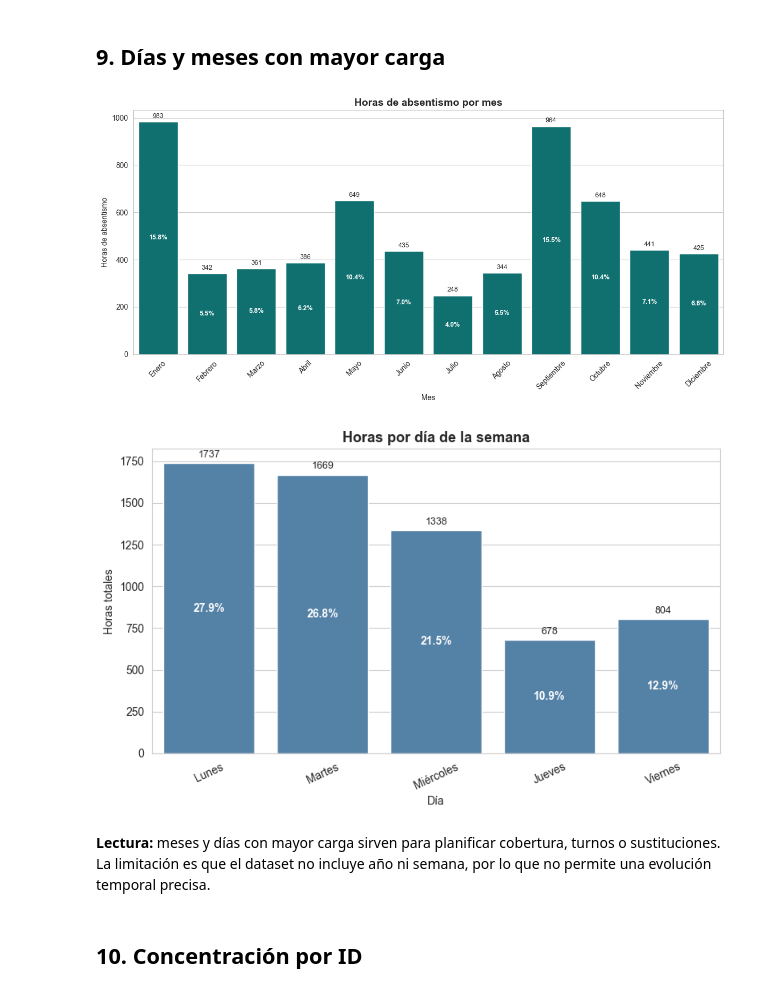
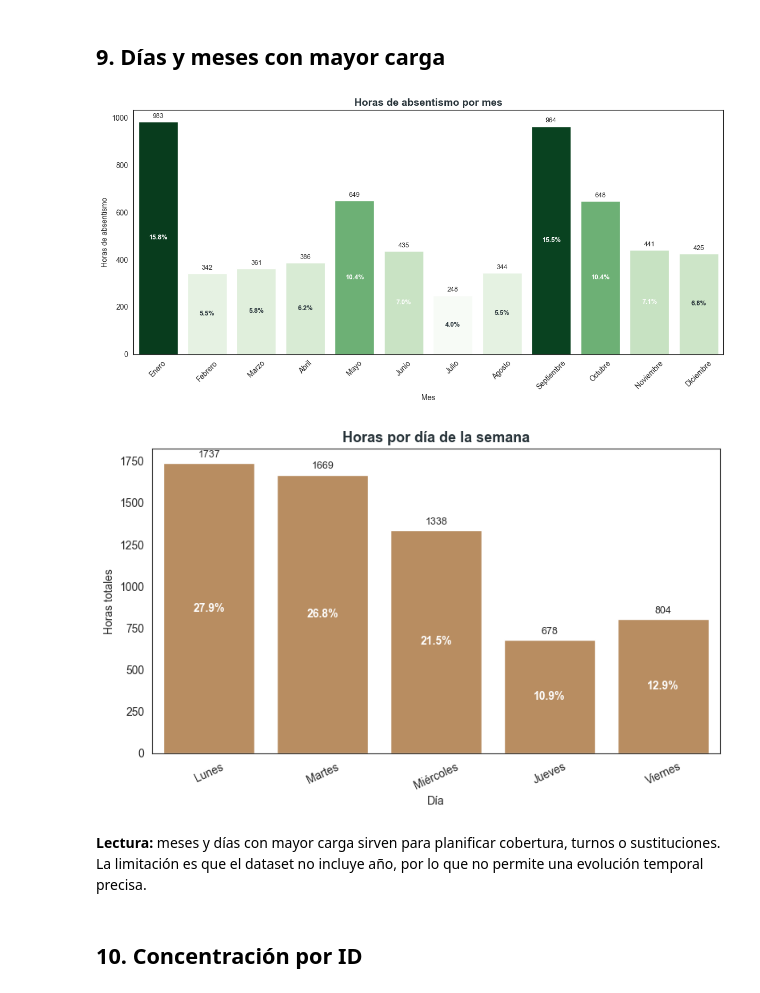
Before and after one commit to ITACADEMYprojectes/ProjecteData, a Jupyter notebook: Equip_31/Scripts/Notebooks/analisis_absentismo_01062026.ipynb, the cells around one changed output. Saved outputs shown, nothing was run; the diff lists cells and outputs as text; code cells hidden in the pictures.

```diff
--- a/Equip_31/Scripts/Notebooks/analisis_absentismo_01062026.ipynb
+++ b/Equip_31/Scripts/Notebooks/analisis_absentismo_01062026.ipynb
@@ -313,7 +335,8 @@ absentismo_motivo = df_RRHH.groupby(['Reason_absence', 'Reason_absence_name'], a
     mediana_horas=('Absenteeism_hours', 'median')
 ).sort_values('horas_totales', ascending=False)
 
-top_motivos = absentismo_motivo
+# Para presentación usamos top 10 por impacto acumulado en horas.
+top_motivos = absentismo_motivo.head(10).copy()
 top_motivos
 # %% [output]
 |  | Reason_absence | Reason_absence_name | registros | ids_observados | horas_totales | media_horas | ... |
@@ -379,9 +431,24 @@ data = absentismo_mes.copy()
 total_horas = data['horas_totales'].sum()
 data['pct_horas'] = data['horas_totales'] / total_horas * 100
 
+norm = plt.Normalize(data['horas_totales'].min(), data['horas_totales'].max())
+colors = plt.cm.Greens(norm(data['horas_totales']))
+
 fig, ax = plt.subplots(figsize=(12, 6))
-sns.barplot(data=data, x='Month_absence_name', y='horas_totales', color=COLOR_PRINCIPAL, ax=ax)
-ax.set_title('Horas de absentismo por mes', fontsize=14, fontweight='bold')
+fig.patch.set_alpha(0)
+ax.set_facecolor('none')
+
+sns.barplot(
+    data=data,
+    x='Month_absence_name',
+    y='horas_totales',
+    hue='Month_absence_name',
+    palette=list(colors),
+    legend=False,
+    ax=ax
+)
+
+ax.set_title('Horas de absentismo por mes', fontsize=14, fontweight='bold', color=COLOR_TEXTO)
 ax.set_xlabel('Mes')
 ax.set_ylabel('Horas de absentismo')
 ax.tick_params(axis='x', rotation=45)
@@ -390,35 +457,39 @@ for container in ax.containers:
     ax.bar_label(container, fmt='%.0f', padding=3, fontsize=9)
 
 for i, fila in data.reset_index(drop=True).iterrows():
-    ax.text(i, fila['horas_totales'] / 2, f"{fila['pct_horas']:.1f}%", ha='center', va='center', color='white', fontweight='bold', fontsize=9)
+    color_texto = 'white' if fila['horas_totales'] > data['horas_totales'].median() else COLOR_TEXTO
+    ax.text(i, fila['horas_totales'] / 2, f"{fila['pct_horas']:.1f}%", ha='center', va='center', color=color_texto, fontweight='bold', fontsize=9)
 
 plt.tight_layout()
 plt.show()
 # %% [output]
-[figure, old version]
+[figure, new version]
 # %%
 total_horas = df_RRHH['Absenteeism_hours'].sum()
 absentismo_dia['pct_horas'] = absentismo_dia['horas_totales'] / total_horas * 100
 
 fig, ax = plt.subplots(figsize=(8, 5))
-sns.barplot(data=absentismo_dia, x='Day_week_name', y='horas_totales', color=COLOR_SECUNDARIO, ax=ax)
-ax.set_title('Horas por día de la semana', fontsize=13, fontweight='bold')
+fig.patch.set_alpha(0)
+ax.set_facecolor('none')
+
+sns.barplot(data=absentismo_dia, x='Day_week_name', y='horas_totales', color=COLOR_OCRE, ax=ax)
+ax.set_title('Horas por día de la semana', fontsize=13, fontweight='bold', color=COLOR_TEXTO)
 ax.set_xlabel('Día')
 ax.set_ylabel('Horas totales')
 ax.tick_params(axis='x', rotation=25)
 
 for container in ax.containers:
     ax.bar_label(container, fmt='%.0f', padding=3, fontsize=9)
 
 for i, fila in absentismo_dia.reset_index(drop=True).iterrows():
     ax.text(i, fila['horas_totales'] / 2, f"{fila['pct_horas']:.1f}%", ha='center', va='center', color='white', fontweight='bold')
 
 plt.tight_layout()
 plt.show()
 # %% [output]
-[figure, old version]
+[figure, new version]
 # %% [markdown]
-**Lectura:** meses y días con mayor carga sirven para planificar cobertura, turnos o sustituciones. La limitación es que el dataset no incluye año ni semana, por lo que no permite una evolución temporal precisa.
+**Lectura:** meses y días con mayor carga sirven para planificar cobertura, turnos o sustituciones. La limitación es que el dataset no incluye año, por lo que no permite una evolución temporal precisa.
 # %% [markdown]
 ## 10. Concentración por ID
 # %%
```
Also changed, not shown: parts of 13 cells of this notebook, 1 other file.
